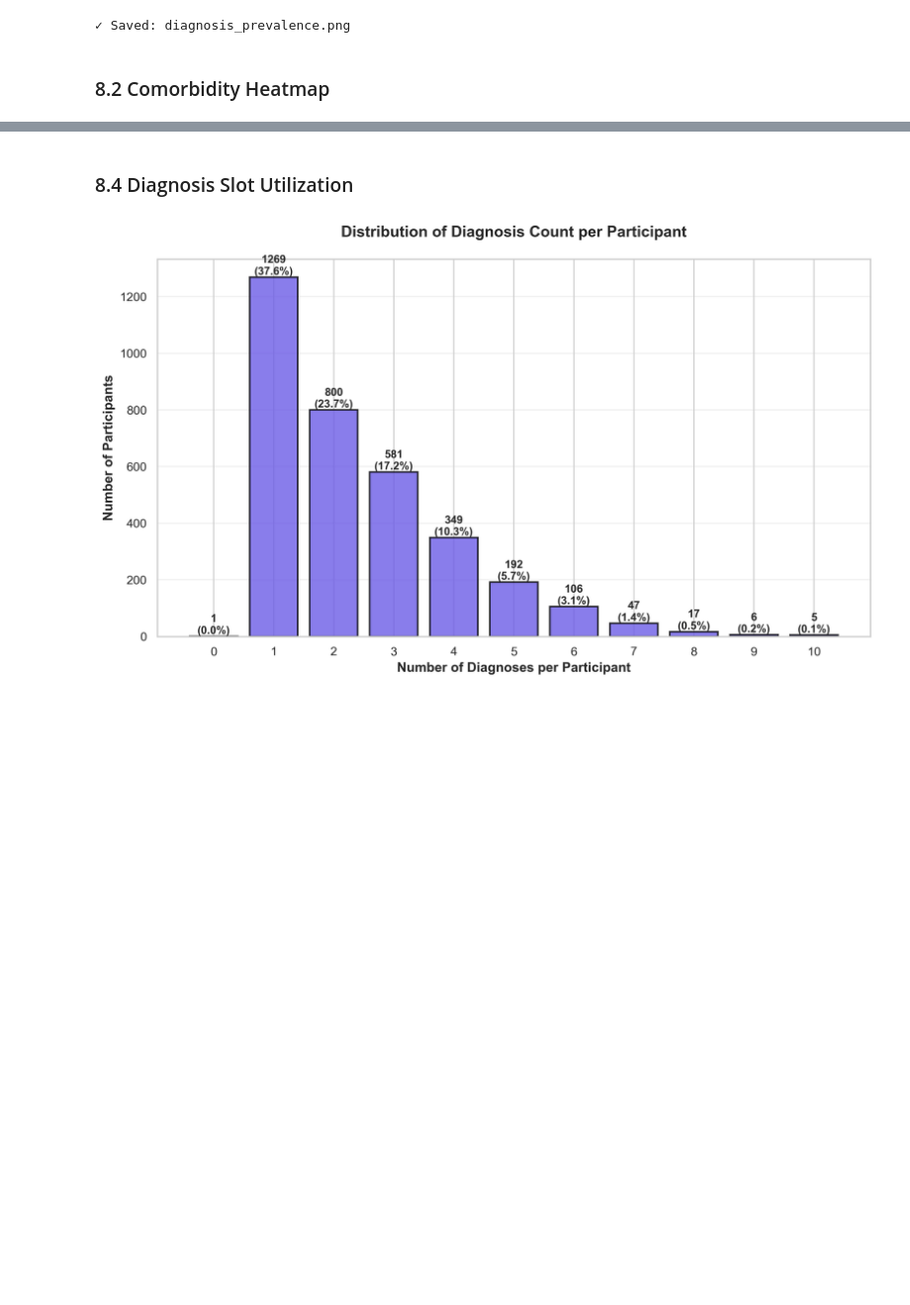
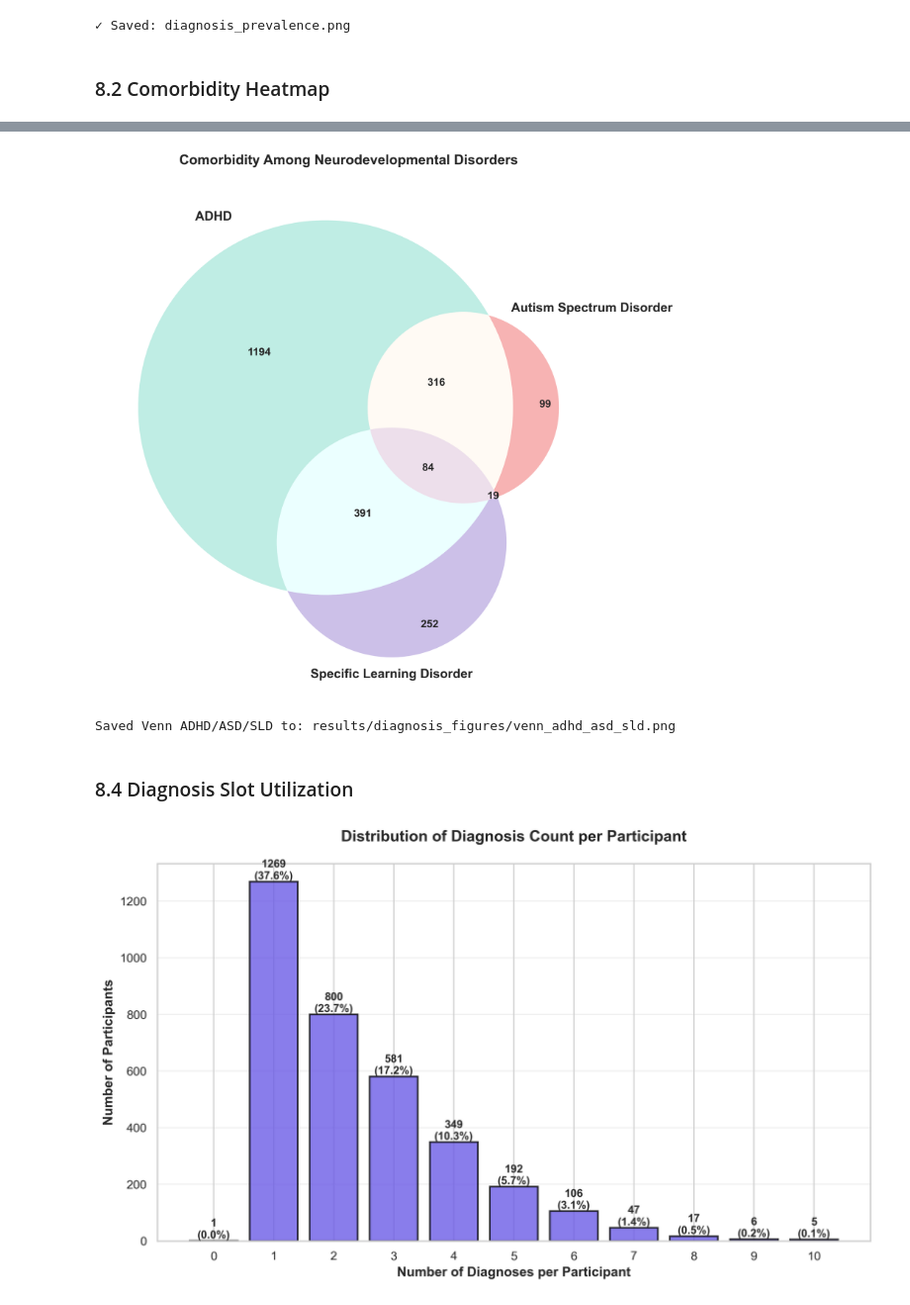
Before and after one commit to beaverjuly/HealthyBrainNetwork_ML, a Jupyter notebook: 05_diag_preprocess.ipynb, the cells around one changed output, grey strips where cells are left out. Shown at 99% size. Cells and saved outputs as stored; diff of their text form; code cells hidden in the pictures; blank space fills up the shorter version.

```diff
--- a/05_diag_preprocess.ipynb
+++ b/05_diag_preprocess.ipynb
@@ -531,3 +535,49 @@ print("✓ Saved: diagnosis_venn_adhd_asd_anx.png")
+# %%
+# -------- Venn 2: ADHD vs ASD vs SLD --------
+fig, ax = plt.subplots(figsize=(10, 8), dpi=300)
+
+# Get sets
+adhd_set = set(diag_flags[diag_flags["dx_adhd_any"] == 1].index)
+asd_set  = set(diag_flags[diag_flags["dx_asd_any"]  == 1].index)
+sld_set  = set(diag_flags[diag_flags["dx_sld_any"]  == 1].index)
+
+# Note: venn3 takes *three* sets, not four
+venn = venn3(
+    [adhd_set, asd_set, sld_set],
+    set_labels=("ADHD", "Autism Spectrum Disorder", "Specific Learning Disorder"),
+    ax=ax,
+    set_colors=("#95E1D3", "#F38181", "#AA96DA"),
+    alpha=0.6,
+)
+
+# Enhance labels
+if venn.set_labels is not None:
+    for text in venn.set_labels:
+        if text:
+            text.set_fontsize(13)
+            text.set_fontweight("bold")
+
+if venn.subset_labels is not None:
+    for text in venn.subset_labels:
+        if text:
+            text.set_fontsize(11)
+            text.set_fontweight("bold")
+
+ax.set_title(
+    "Comorbidity Among Neurodevelopmental Disorders",
+    fontsize=14,
+    fontweight="bold",
+    pad=20,
+)
+
+plt.tight_layout()
+out_path = RESULTS_DIR / "venn_adhd_asd_sld.png"
+fig.savefig(out_path, dpi=300, bbox_inches="tight", facecolor="white")
+plt.show()
+print(f"Saved Venn ADHD/ASD/SLD to: {out_path}")
+# %% [output]
+[figure, added]
+Saved Venn ADHD/ASD/SLD to: results/diagnosis_figures/venn_adhd_asd_sld.png
 # %% [markdown]
 ### 8.4 Diagnosis Slot Utilization
 # %%
```
Also changed, not shown: parts of 3 cells of this notebook, 3 other files.
